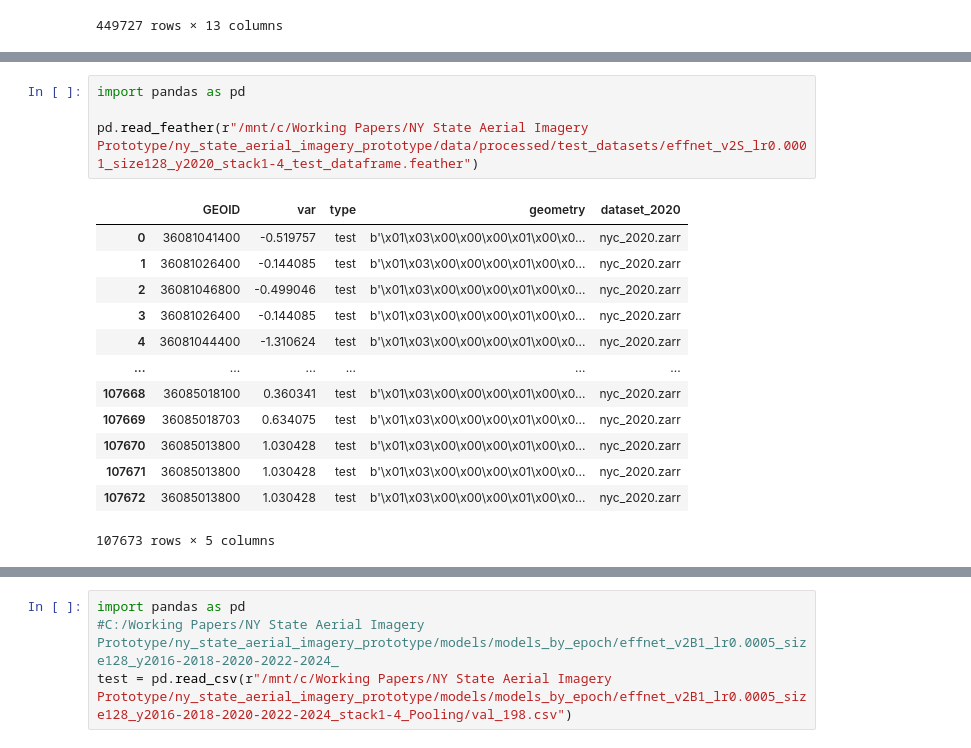
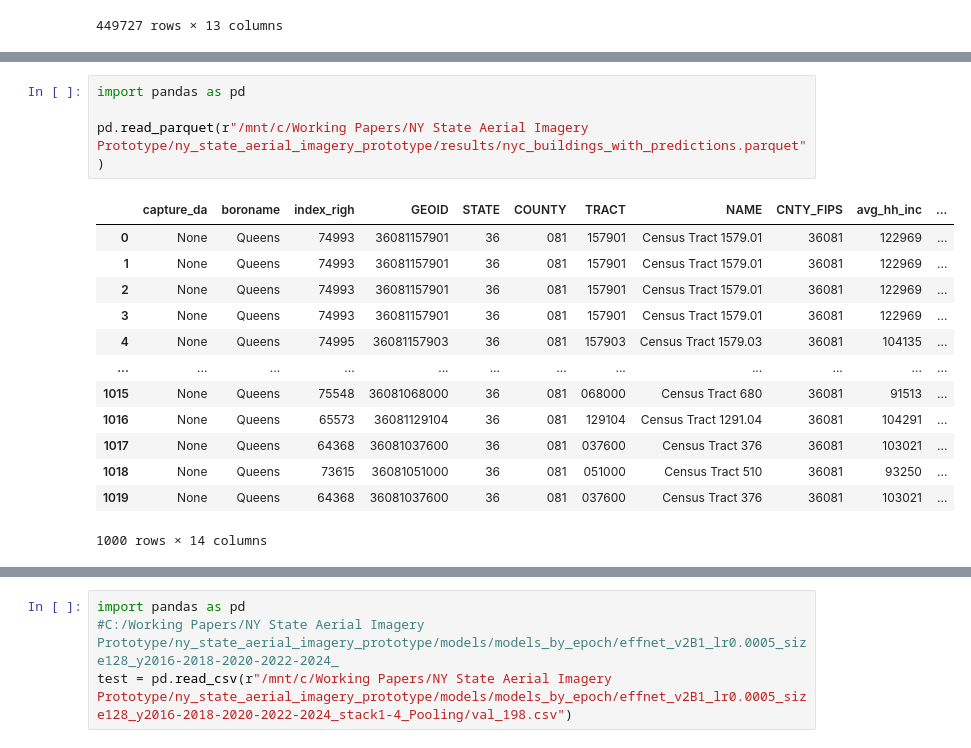
Before and after one commit to Queeno11/ny_state_aerial_imagery_prototype, a Jupyter notebook: notebooks/test.ipynb, the cells around one changed output, grey strips where cells are left out. Drawn from its saved outputs; the diff is of its cells as text.

```diff
--- a/notebooks/test.ipynb
+++ b/notebooks/test.ipynb
@@ -104,20 +264,20 @@ plt.show()
 # %%
 import pandas as pd
 
-pd.read_feather(r"/mnt/c/Working Papers/NY State Aerial Imagery Prototype/ny_state_aerial_imagery_prototype/data/processed/test_datasets/effnet_v2S_lr0.0001_size128_y2020_stack1-4_test_dataframe.feather")
+pd.read_parquet(r"/mnt/c/Working Papers/NY State Aerial Imagery Prototype/ny_state_aerial_imagery_prototype/results/nyc_buildings_with_predictions.parquet")
 # %% [output]
-|  | GEOID | var | type | geometry | dataset_2020 |
-| 0 | 36081041400 | -0.519757 | test | b'\x01\x03\x00\x00\x00\x01\x00\x0... | nyc_2020.zarr |
-| 1 | 36081026400 | -0.144085 | test | b'\x01\x03\x00\x00\x00\x01\x00\x0... | nyc_2020.zarr |
-| 2 | 36081046800 | -0.499046 | test | b'\x01\x03\x00\x00\x00\x01\x00\x0... | nyc_2020.zarr |
-| 3 | 36081026400 | -0.144085 | test | b'\x01\x03\x00\x00\x00\x01\x00\x0... | nyc_2020.zarr |
-| 4 | 36081044400 | -1.310624 | test | b'\x01\x03\x00\x00\x00\x01\x00\x0... | nyc_2020.zarr |
-| ... | ... | ... | ... | ... | ... |
-| 107668 | 36085018100 | 0.360341 | test | b'\x01\x03\x00\x00\x00\x01\x00\x0... | nyc_2020.zarr |
-| 107669 | 36085018703 | 0.634075 | test | b'\x01\x03\x00\x00\x00\x01\x00\x0... | nyc_2020.zarr |
-| 107670 | 36085013800 | 1.030428 | test | b'\x01\x03\x00\x00\x00\x01\x00\x0... | nyc_2020.zarr |
-| 107671 | 36085013800 | 1.030428 | test | b'\x01\x03\x00\x00\x00\x01\x00\x0... | nyc_2020.zarr |
-| 107672 | 36085013800 | 1.030428 | test | b'\x01\x03\x00\x00\x00\x01\x00\x0... | nyc_2020.zarr |
+|  | capture_da | boroname | index_righ | GEOID | STATE | COUNTY | TRACT | NAME | CNTY_FIPS | avg_hh_inc | ... |
+| 0 | None | Queens | 74993 | 36081157901 | 36 | 081 | 157901 | Census Tract 1579.01 | 36081 | 122969 | ... |
+| 1 | None | Queens | 74993 | 36081157901 | 36 | 081 | 157901 | Census Tract 1579.01 | 36081 | 122969 | ... |
+| 2 | None | Queens | 74993 | 36081157901 | 36 | 081 | 157901 | Census Tract 1579.01 | 36081 | 122969 | ... |
+| 3 | None | Queens | 74993 | 36081157901 | 36 | 081 | 157901 | Census Tract 1579.01 | 36081 | 122969 | ... |
+| 4 | None | Queens | 74995 | 36081157903 | 36 | 081 | 157903 | Census Tract 1579.03 | 36081 | 104135 | ... |
+| ... | ... | ... | ... | ... | ... | ... | ... | ... | ... | ... | ... |
+| 1015 | None | Queens | 75548 | 36081068000 | 36 | 081 | 068000 | Census Tract 680 | 36081 | 91513 | ... |
+| 1016 | None | Queens | 65573 | 36081129104 | 36 | 081 | 129104 | Census Tract 1291.04 | 36081 | 104291 | ... |
+| 1017 | None | Queens | 64368 | 36081037600 | 36 | 081 | 037600 | Census Tract 376 | 36081 | 103021 | ... |
+| 1018 | None | Queens | 73615 | 36081051000 | 36 | 081 | 051000 | Census Tract 510 | 36081 | 93250 | ... |
+| 1019 | None | Queens | 64368 | 36081037600 | 36 | 081 | 037600 | Census Tract 376 | 36081 | 103021 | ... |
-107673 rows × 5 columns
+1000 rows × 14 columns
 # %%
 %load_ext tensorboard
```
Also changed, not shown: parts of 16 cells of this notebook, 10 other files.
